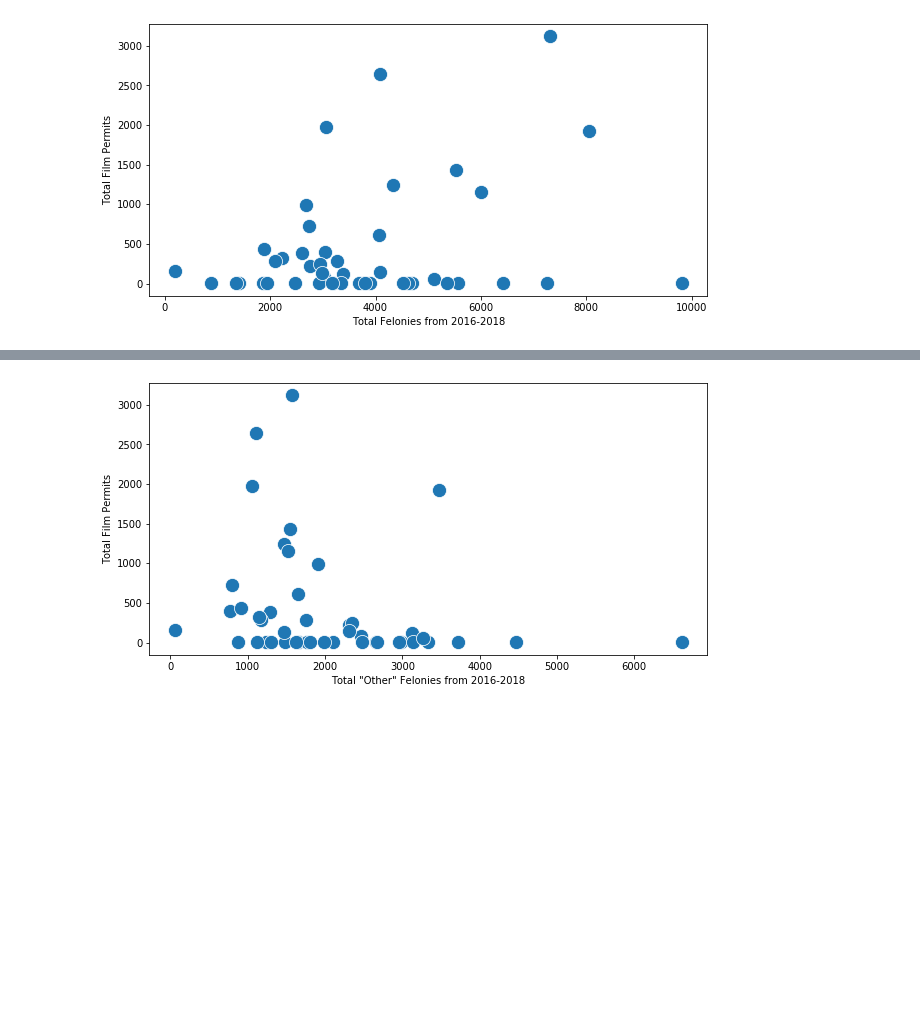
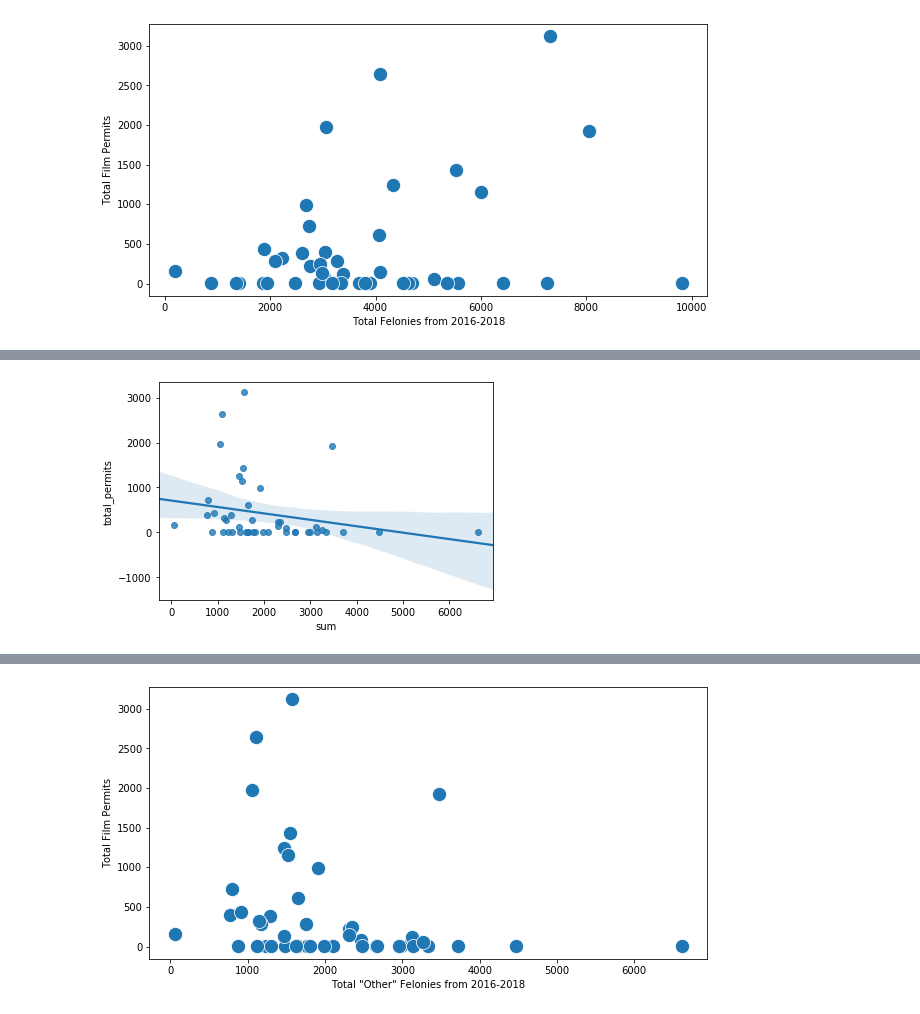
Before and after one commit to triolinho/stats_project, a Jupyter notebook: project_nb.ipynb, the cells around one changed output, grey strips where cells are left out. Cells and saved outputs as stored; diff of their text form; code cells hidden in the pictures; blank space fills up the shorter version.

```diff
--- a/project_nb.ipynb
+++ b/project_nb.ipynb
@@ -1175,0 +1180,4 @@ plt.show()
+# %%
+rg2 = sns.regplot(other_felony_film_df['sum'], other_felony_film_df['total_permits'])
+# %% [output]
+[figure, added]
```
Also changed, not shown: parts of 13 cells of this notebook, 5 other files.
